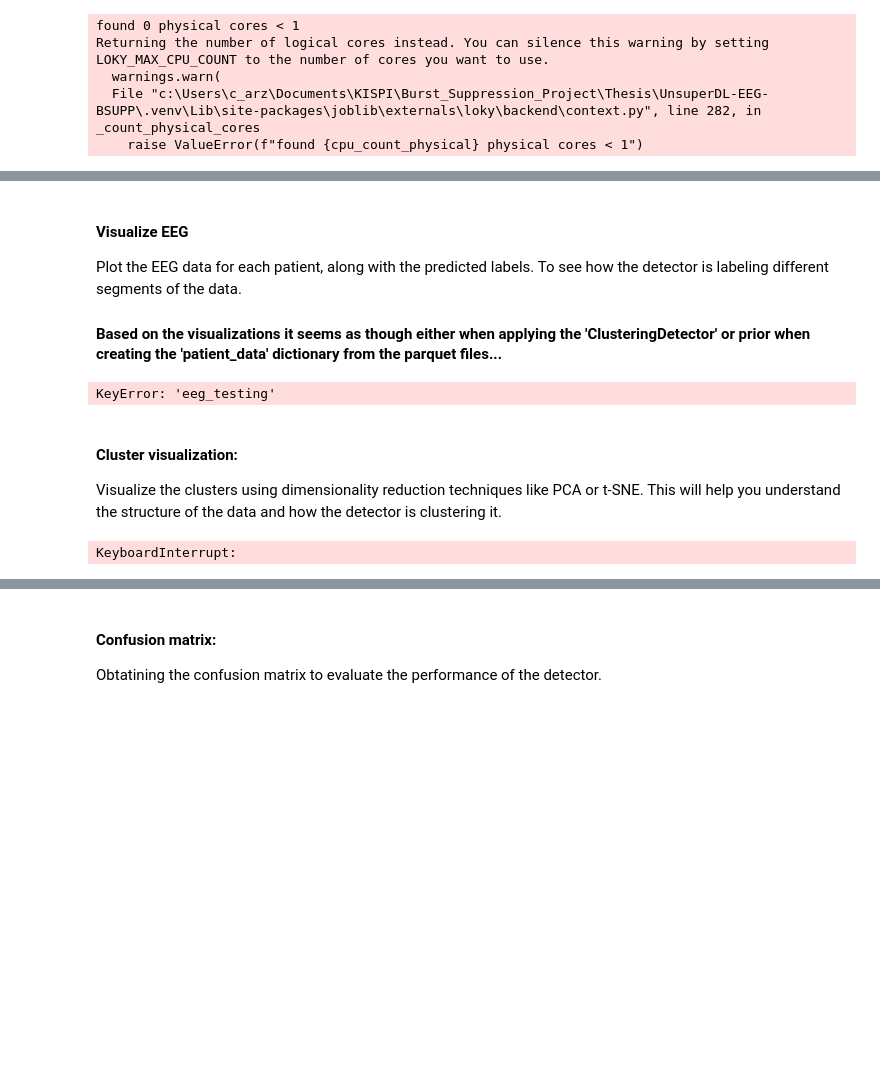
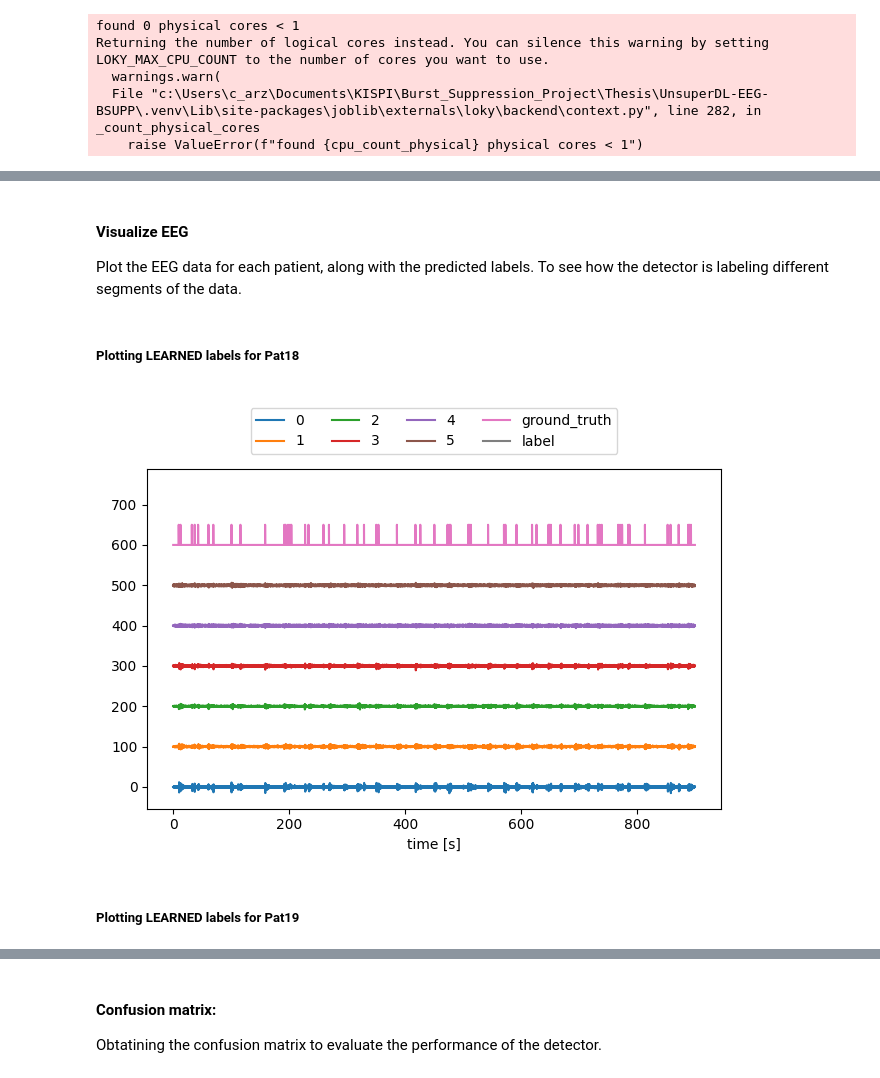
Before and after one commit to carzaga1/UnsuperDL-EEG-BSUPP, a Jupyter notebook: notebooks/01_clustering_algo_all.ipynb, the cells around one changed output, grey strips where cells are left out. Saved outputs shown, nothing was run; the diff lists cells and outputs as text; code cells hidden in the pictures; blank space fills up the shorter version.

Commit message:
working  on data processing

```diff
--- a/notebooks/01_clustering_algo_all.ipynb
+++ b/notebooks/01_clustering_algo_all.ipynb
@@ -220,8 +256,6 @@ NameError: name 'detector_results' is not defined
 # %% [markdown]
 #### Visualize EEG
 Plot the EEG data for each patient, along with the predicted labels. To see how the detector is labeling different segments of the data.
-
-#### Based on the visualizations it seems as though either when applying the 'ClusteringDetector' or prior when creating the 'patient_data' dictionary from the parquet files...
 # %%
 def plot_eeg(df):
     t_s = (df.index/pd.Timedelta(1, 's')).to_numpy()
@@ -241,44 +275,27 @@ def plot_eeg(df):
 
     plt.legend(loc='upper center', bbox_to_anchor=(0.5, 1.2), ncol=4)
     plt.tight_layout()
+# %%
+def combine_windows_with_labels(windows, labels):
+    label_datasets = []
+    for label, window in zip(labels, windows):
+        temp = pd.DataFrame(index=window.index, data={})
+        temp['label'] = label
+        label_datasets.append(temp)
+    return pd.concat(label_datasets)
+# %% [markdown]
+##### Plotting LEARNED labels for Pat18
+# %%
+data_learning = patient_data['Pat18']['data_learning']
+eeg_learning = detector.get_windows(patient_data['Pat18']['eeg_learning'])
+learned_labels = detector_results.loc[detector_results['patient_id'] == 'Pat18', 'labels'].values[0]
+
+labels_frame = combine_windows_with_labels(eeg_learning, learned_labels)
+data_learning_labeled = data_learning.copy()
+data_learning_labeled['label'] = labels_frame['label']
 # %%
-for patient_id, patient_info in patient_data.items():
-    eeg_testing = patient_data[patient_id]['eeg_testing']
-    predictions = patient_info['detector_results']['predictions']
-
-    plot_eeg(eeg_testing)
-    plt.scatter(eeg_testing.index, predictions, c='k')
-    plt.show()
+plot_eeg(data_learning_labeled)
 # %% [output]
-KeyError: 'eeg_testing'
+[figure, added]
-# %% [markdown]
-#### Cluster visualization:
-Visualize the clusters using dimensionality reduction techniques like PCA or t-SNE. This will help you understand the structure of the data and how the detector is clustering it.
-# %%
-from sklearn.decomposition import PCA
-from sklearn.manifold import TSNE
-
-for patient_id, patient_info in tqdm.tqdm(patient_data.items()):
-    detector_results = patient_info['detector_results']
-    predictions = detector_results['predictions']
-    labels = detector_results['labels']
-    eeg_testing = patient_info['eeg_testing']
-
-    pca = PCA(n_components=2)
-    tsne = TSNE(n_components=2)
-
-    eeg_testing_pca = pca.fit_transform(eeg_testing)
-    eeg_testing_tsne = tsne.fit_transform(eeg_testing)
-
-    plt.figure(figsize=(12, 6))
-    plt.subplot(1, 2, 1)
-    plt.scatter(eeg_testing_pca[:, 0], eeg_testing_pca[:, 1], c=labels)
-    plt.title(f'Patient {patient_id} - PCA')
-
-    plt.subplot(1, 2, 2)
-    plt.scatter(eeg_testing_tsne[:, 0], eeg_testing_tsne[:, 1], c=labels)
-    plt.title(f'Patient {patient_id} - t-SNE')
-
-    plt.show()
-# %% [output]
-KeyboardInterrupt:
+# %% [markdown]
+##### Plotting LEARNED labels for Pat19
```
Also changed, not shown: parts of 19 cells of this notebook.
